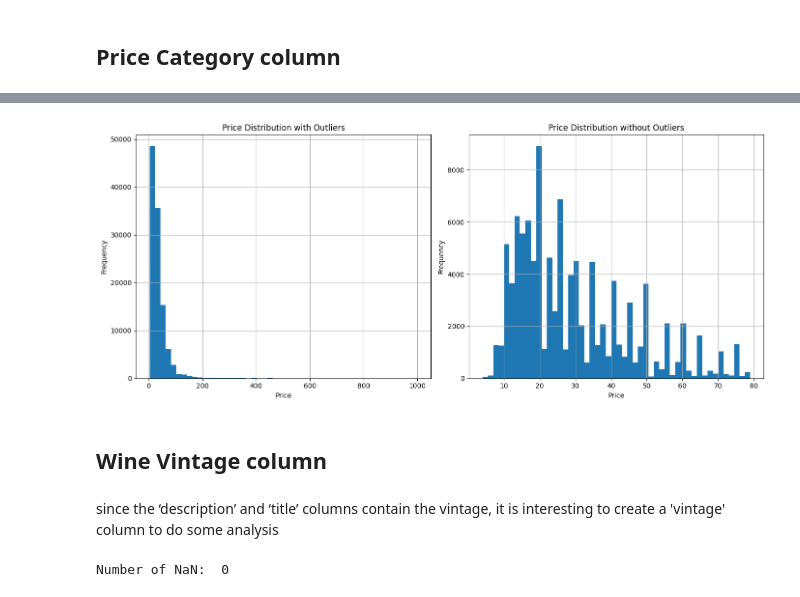
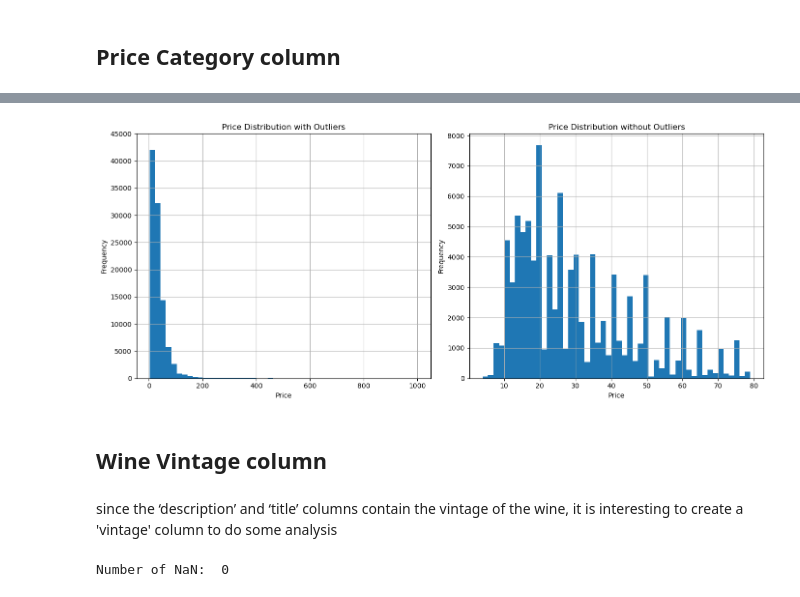
Before and after one commit to Supsi-Collaborative-Projects/wine-analysis, a Jupyter notebook: analysis.ipynb, the cells around one changed output, grey strips where cells are left out. Drawn from its saved outputs; the diff is of its cells as text; code cells hidden in the pictures.

```diff
--- a/analysis.ipynb
+++ b/analysis.ipynb
@@ -408,8 +399,4 @@ at first we plot the histogram of the price to have a global idea
 # %%
-# Create a filtered DataFrame excluding rows where 'price' is 0 for the histogram
-df_non_zero_price = df[df['price'] > 0]
-df = df_non_zero_price
-
 plt.figure(figsize=(10, 6))
 sns.histplot(df['price'], bins=100, kde=True)
 plt.title('histogram of Wine Prices')
@@ -448,31 +435,33 @@ Passing `palette` without assigning `hue` is deprecated and will be removed in v
 # %%
 # Create a boolean mask for non-outliers
 non_outliers_mask = df['is_outlier'] == False
 df_without_outliers = df[non_outliers_mask]
 
 plt.figure(figsize=(14, 6))
 
 plt.subplot(1, 2, 1)
 df['price'].hist(bins=50)
 plt.title('Price Distribution with Outliers')
 plt.xlabel('Price')
 plt.ylabel('Frequency')
+plt.yticks(np.arange(0, 50000, 5000))
 
 # Histogram of prices without outliers
 plt.subplot(1, 2, 2)
 df_without_outliers['price'].hist(bins=50)
 plt.title('Price Distribution without Outliers')
 plt.xlabel('Price')
 plt.ylabel('Frequency')
+plt.yticks(np.arange(0, 9000, 1000))
 
 plt.tight_layout()
 plt.show()
 # %% [output]
-[figure, old version]
+[figure, new version]
 # %% [markdown]
 ## Wine Vintage column
 # %% [markdown]
-since the ‘description’ and ‘title’ columns contain the vintage, it is interesting to create a 'vintage' column to do some analysis
+since the ‘description’ and ‘title’ columns contain the vintage of the wine, it is interesting to create a 'vintage' column to do some analysis
 # %%
 import re
 # Function to extract the vintage year from the title or description
```
Also changed, not shown: parts of 80 cells of this notebook.
